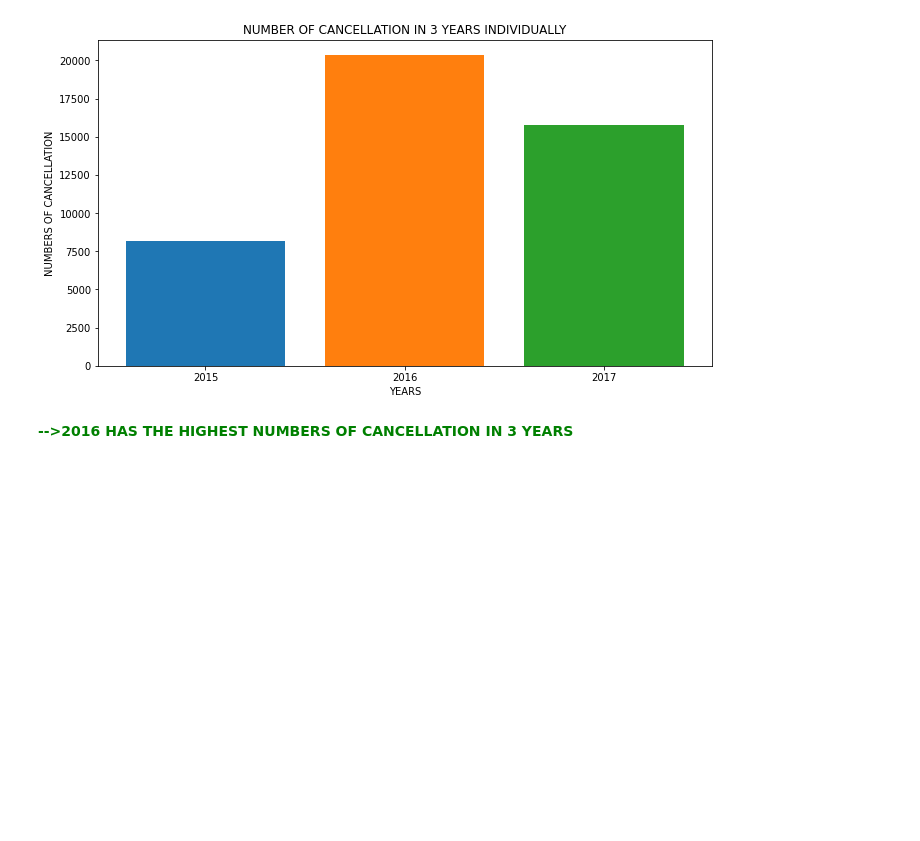
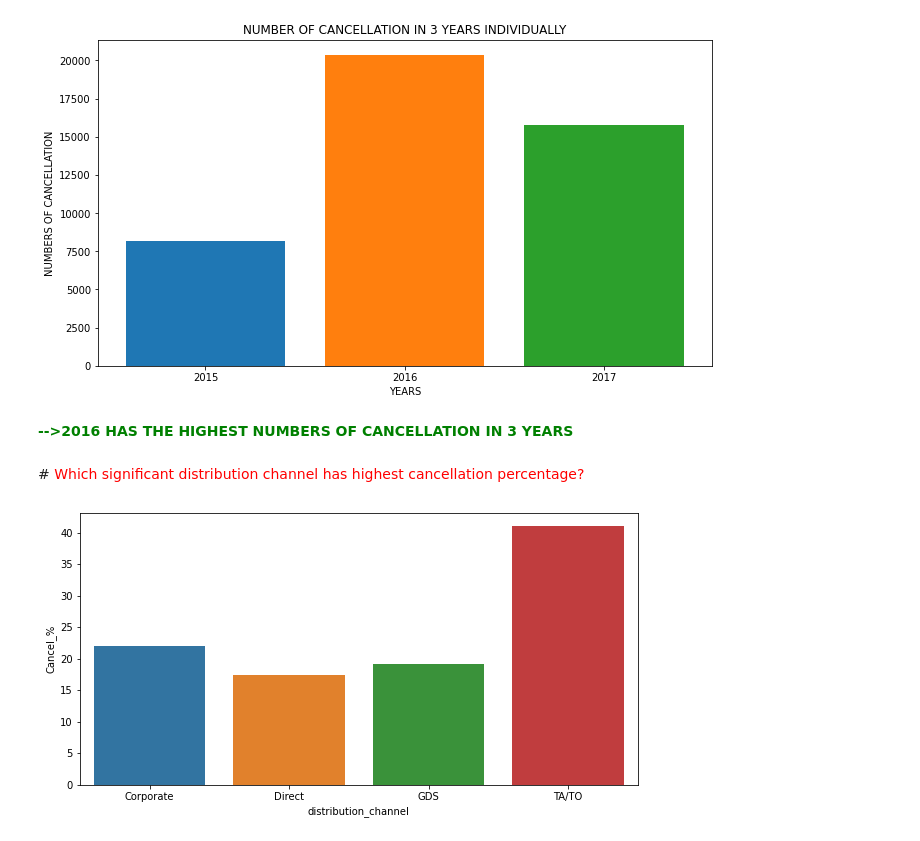
Before and after one commit to shubh4866/HOTEL_BOOKING_ANALYSIS-, a Jupyter notebook: Copy_of_Individual_Final_notebook.ipynb, the cells around one changed output. Saved outputs shown, nothing was run; the diff lists cells and outputs as text; code cells hidden in the pictures; blank space fills up the shorter version.

```diff
--- a/Copy_of_Individual_Final_notebook.ipynb
+++ b/Copy_of_Individual_Final_notebook.ipynb
@@ -267,3 +267,13 @@ plt.show()
 [figure]
 # %% [markdown]
 <font color = green >**-->2016 HAS THE HIGHEST NUMBERS OF CANCELLATION IN 3 YEARS**
+# %% [markdown]
+#<font color= REd> Which significant distribution channel has highest cancellation percentage? </font>
+# %%
+group_by_dc = df.groupby('distribution_channel')
+d1 = pd.DataFrame((group_by_dc['is_canceled'].sum()/group_by_dc.size())*100).drop(index = 'Undefined').rename(columns = {0: 'Cancel_%'})
+plt.figure(figsize = (10,5))
+sns.barplot(x = d1.index, y = d1['Cancel_%'])
+plt.show()
+# %% [output]
+[figure, added]
```
Also changed, not shown: parts of 15 cells of this notebook.
